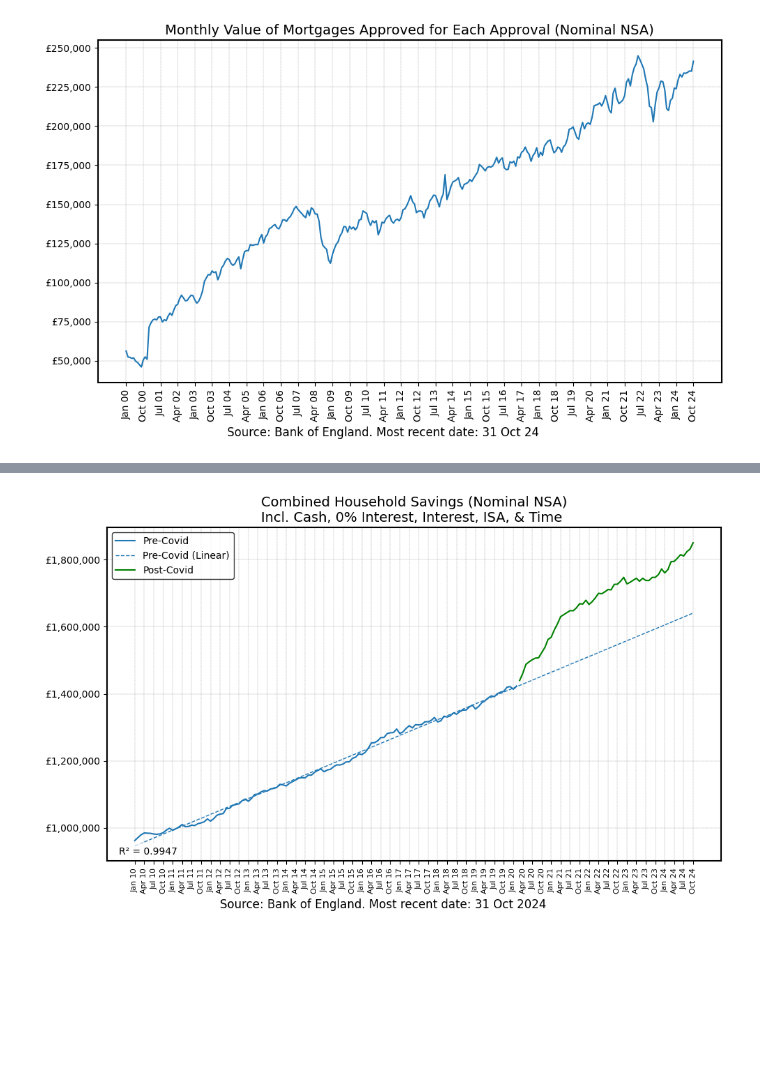
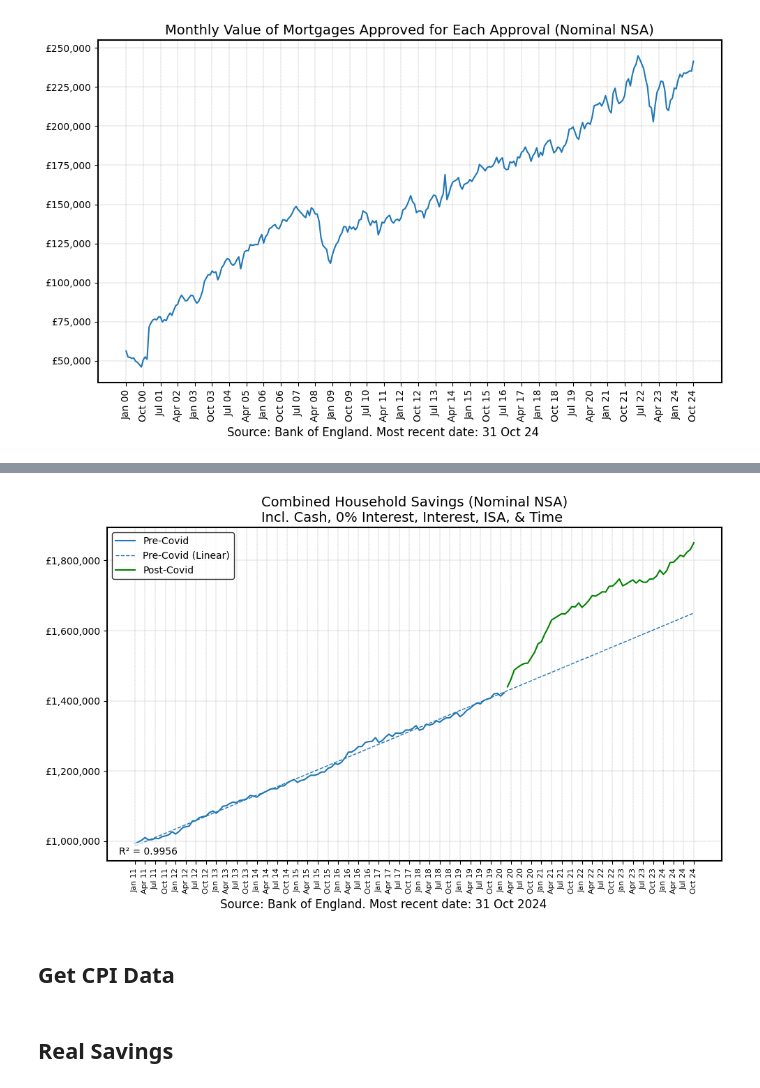
Before and after one commit to rpreen/boe, a Jupyter notebook: boe.ipynb, the cells around one changed output, grey strips where cells are left out. Saved outputs shown, nothing was run; the diff lists cells and outputs as text; code cells hidden in the pictures; blank space fills up the shorter version.

Commit message:
add real savings

```diff
--- a/boe.ipynb
+++ b/boe.ipynb
@@ -10,13 +11,14 @@ import requests
 import io
 from pathlib import Path
 # %%
-def get_data(
+def get_boe_data(
     name: str,
     codes: str,
     start_date: str,
     end_date: str = "",
 ) -> pd.DataFrame:
     """Return DataFrame with requested BoE data."""
+
     today = date.today()
     filename = name + "_" + today.strftime("%Y%m%d") + ".pkl"
 
@@ -30,7 +32,7 @@ def get_data(
     if end_date == "":
         end_date = today.strftime("%d/%b/%Y")
 
-    payload = {
+    params = {
         "Datefrom": start_date,
         "Dateto": end_date,
         "SeriesCodes": codes,
@@ -47,7 +49,7 @@ def get_data(
         "Safari/537.36"
     }
 
-    response = requests.get(url_endpoint, params=payload, headers=headers)
+    response = requests.get(url_endpoint, params=params, headers=headers)
     print(response.status_code)
     # print(response.url)
     # print(response.content)
@@ -143,39 +185,42 @@ df
 # %%
 # Add pre-covid linear regression
-start_date = "2010-01-01"
+start_date = "2011-01-01"
 end_date = "2020-03-01"
 
 # Filter data for the regression fit
-fit_data = df[(df["Date"] >= start_date) & (df["Date"] <= end_date)]
+fit_data = df_nsav[(df_nsav["Date"] >= start_date) & (df_nsav["Date"] <= end_date)]
 
 # Convert dates to numeric format for regression (e.g., as days since the first date)
-df["days"] = (df["Date"] - df["Date"].min()).dt.days
-fit_data = df[(df["Date"] >= start_date) & (df["Date"] <= end_date)].copy()
+df_nsav["days"] = (df_nsav["Date"] - df_nsav["Date"].min()).dt.days
+fit_data = df_nsav[
+    (df_nsav["Date"] >= start_date) & (df_nsav["Date"] <= end_date)
+].copy()
 
 # Fit linear regression
-# slope, intercept, _, _, _ = linregress(fit_data['days'], fit_data['Total'])
 slope, intercept, rvalue, _, _ = linregress(fit_data["days"], fit_data["Total"])
 
 # Calculate R-squared
 precovid_r_squared = rvalue**2
 
 # Project regression line over the full date range
-df["pre-covid"] = intercept + slope * df["days"]
+df_nsav["pre-covid"] = intercept + slope * df_nsav["days"]
 # %%
 fig, ax = plt.subplots(figsize=(10, 6))
 ax.set_facecolor("white")
 
-# Split the data into two parts based on the date
-df_precovid = df[df["Date"] <= end_date]
-df_postcovid = df[df["Date"] > end_date]
+# Split the data into two parts based on the dates
+df_nsav_precovid = df_nsav[df_nsav["Date"] <= end_date]
+df_nsav_postcovid = df_nsav[df_nsav["Date"] > end_date]
 
 # Pre-covid
-(line1,) = ax.plot(df_precovid["Month_Year"], df_precovid["Total"], label="Pre-Covid")
+(line1,) = ax.plot(
+    df_nsav_precovid["Month_Year"], df_nsav_precovid["Total"], label="Pre-Covid"
+)
 color = line1.get_color()
 
 ax.plot(
-    df["Month_Year"],
-    df["pre-covid"],
+    df_nsav["Month_Year"],
+    df_nsav["pre-covid"],
     label="Pre-Covid (Linear)",
     color=color,
     linestyle="--",
@@ -184,9 +229,11 @@ ax.plot(
 
 # Post-covid
 ax.plot(
-    df_postcovid["Month_Year"], df_postcovid["Total"], color="green", label="Post-Covid"
+    df_nsav_postcovid["Month_Year"],
+    df_nsav_postcovid["Total"],
+    color="green",
+    label="Post-Covid",
 )
-
 
 ax.set_title(
     "Combined Household Savings (Nominal NSA)\nIncl. Cash, 0% Interest, Interest, ISA, & Time ",
@@ -197,38 +244,40 @@ formatter = FuncFormatter(lambda x, pos: f"£{x:,.0f}")
 plt.gca().yaxis.set_major_formatter(formatter)
 ax.grid(True, color="grey", linestyle="--", linewidth=0.25)
 
-xticks = df["Month_Year"][::3]  # every nth date
+xticks = df_nsav["Month_Year"][::3]  # every nth date
 plt.xticks(xticks, rotation=90)
 plt.tick_params(axis="x", labelsize=8)
 
 # Set the spines (borders) to black
 for spine in ax.spines.values():
     spine.set_edgecolor("black")
     spine.set_linewidth(1.5)
 
 fig.text(
     0.5,
     -0.01,
     "Source: Bank of England. Most recent date: 31 Oct 2024",
     ha="center",
     fontsize=12,
     color="black",
 )
 
 # Add R-squared as a note in the bottom-left corner
 plt.text(
     0.02,
     0.02,  # Position: 2% from the bottom-left
     f"R² = {precovid_r_squared:.4f}",
     transform=plt.gca().transAxes,  # (0,0 is bottom-left)
-    fontsize=10,  # Font size
-    color="black",  # Text color
+    fontsize=10,
+    color="black",
     bbox=dict(facecolor="white", alpha=0.7, edgecolor="none"),
 )
 
 plt.legend(facecolor="white", edgecolor="black", fontsize=10)
 plt.tight_layout()
 
-plt.savefig("savings.png", dpi=300, bbox_inches="tight")
+plt.savefig("savings_nominal.png", dpi=300, bbox_inches="tight")
 # %% [output]
-[figure, old version]
+[figure, new version]
+# %% [markdown]
+## Get CPI Data
@@ -234,0 +288,2 @@ plt.savefig("savings.png", dpi=300, bbox_inches="tight")
+# %% [markdown]
+## Real Savings
```
Also changed, not shown: parts of 11 cells of this notebook, 1 other file.
